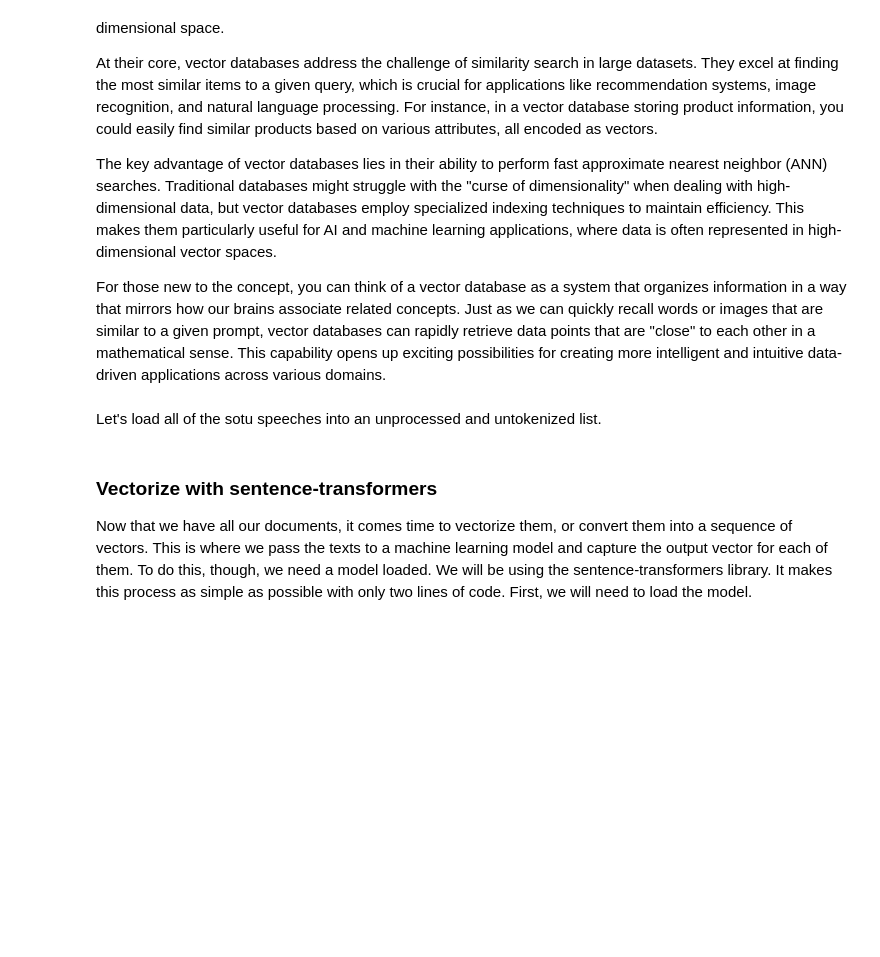
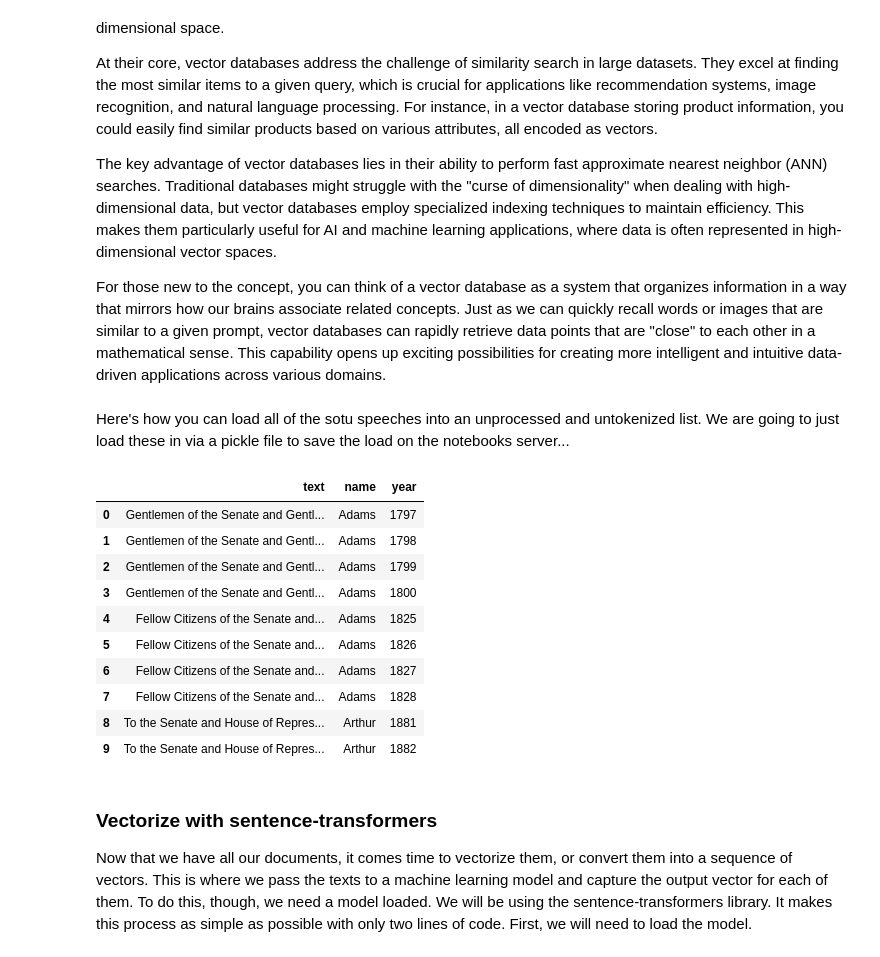
Before and after one commit to chennesy/latis_python_text, a Jupyter notebook: vectors/vectors.ipynb, the cells around one changed output. Drawn from its saved outputs; the diff is of its cells as text; code cells hidden in the pictures; blank space fills up the shorter version.

```diff
--- a/vectors/vectors.ipynb
+++ b/vectors/vectors.ipynb
@@ -392,5 +461,5 @@ import torch
 from annoy import AnnoyIndex
 from rank_bm25 import BM25Okapi
 # %% [markdown]
-Let's load all of the sotu speeches into an unprocessed and untokenized list.
+Here's how you can load all of the sotu speeches into an unprocessed and untokenized list. We are going to just load these in via a pickle file to save the load on the notebooks server...
 # %%
@@ -414,3 +483,19 @@ df.head()
+# %%
+with open('sotu.pkl', 'rb') as f:
+    df = pickle.load(f)
+df.head(10)
+# %% [output]
+|  | text | name | year |
+| 0 | Gentlemen of the Senate and Gentl... | Adams | 1797 |
+| 1 | Gentlemen of the Senate and Gentl... | Adams | 1798 |
+| 2 | Gentlemen of the Senate and Gentl... | Adams | 1799 |
+| 3 | Gentlemen of the Senate and Gentl... | Adams | 1800 |
+| 4 | Fellow Citizens of the Senate and... | Adams | 1825 |
+| 5 | Fellow Citizens of the Senate and... | Adams | 1826 |
+| 6 | Fellow Citizens of the Senate and... | Adams | 1827 |
+| 7 | Fellow Citizens of the Senate and... | Adams | 1828 |
+| 8 | To the Senate and House of Repres... | Arthur | 1881 |
+| 9 | To the Senate and House of Repres... | Arthur | 1882 |
 # %% [markdown]
 ### Vectorize with sentence-transformers
 Now that we have all our documents, it comes time to vectorize them, or convert them into a sequence of vectors. This is where we pass the texts to a machine learning model and capture the output vector for each of them. To do this, though, we need a model loaded. We will be using the sentence-transformers library. It makes this process as simple as possible with only two lines of code. First, we will need to load the model.
```
Also changed, not shown: parts of 35 cells of this notebook, 2 other files.
